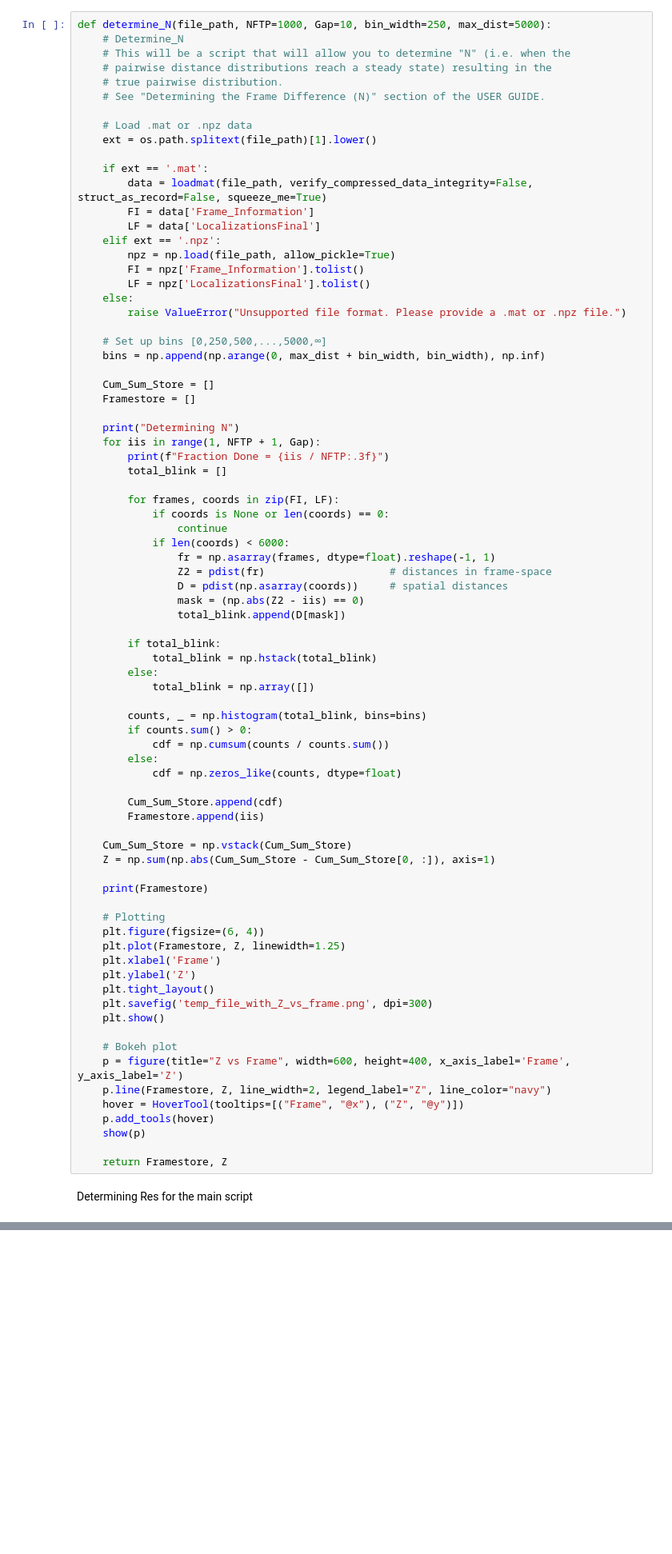
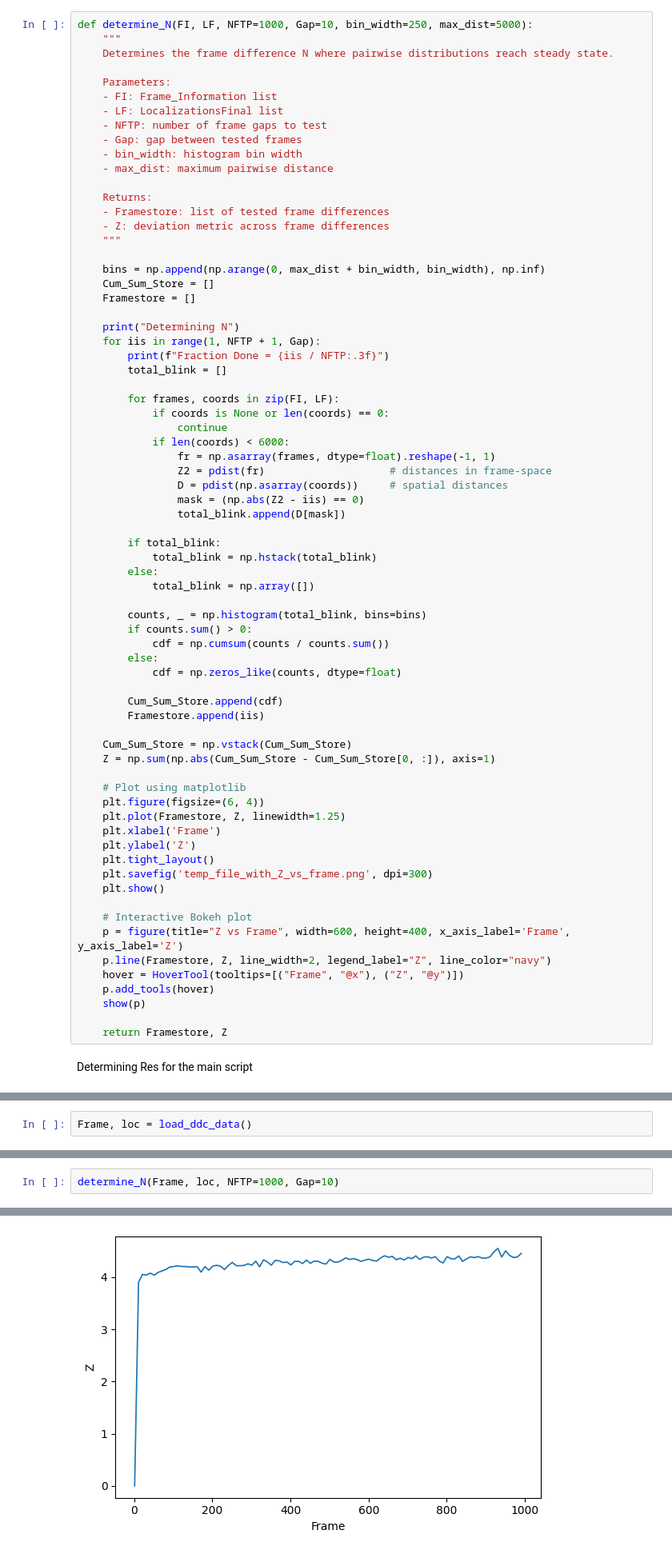
Before and after one commit to leomorelli/STORM_DDC, a Jupyter notebook: 2_Determine_N_and_Res.ipynb, the cells around one changed output, grey strips where cells are left out. Shown: that part at 80% size. Drawn from its saved outputs; the diff is of its cells as text; blank space fills up the shorter version.

```diff
--- a/2_Determine_N_and_Res.ipynb
+++ b/2_Determine_N_and_Res.ipynb
@@ -13,30 +53,24 @@ output_notebook()
 # %% [markdown]
 Determining N for the main script
 # %%
-def determine_N(file_path, NFTP=1000, Gap=10, bin_width=250, max_dist=5000):
-    # Determine_N
-    # This will be a script that will allow you to determine "N" (i.e. when the
-    # pairwise distance distributions reach a steady state) resulting in the
-    # true pairwise distribution.
-    # See "Determining the Frame Difference (N)" section of the USER GUIDE.
+def determine_N(FI, LF, NFTP=1000, Gap=10, bin_width=250, max_dist=5000):
+    """
+    Determines the frame difference N where pairwise distributions reach steady state.
 
-    # Load .mat or .npz data
-    ext = os.path.splitext(file_path)[1].lower()
+    Parameters:
+    - FI: Frame_Information list
+    - LF: LocalizationsFinal list
+    - NFTP: number of frame gaps to test
+    - Gap: gap between tested frames
+    - bin_width: histogram bin width
+    - max_dist: maximum pairwise distance
 
-    if ext == '.mat':
-        data = loadmat(file_path, verify_compressed_data_integrity=False, struct_as_record=False, squeeze_me=True)
-        FI = data['Frame_Information']
-        LF = data['LocalizationsFinal']
-    elif ext == '.npz':
-        npz = np.load(file_path, allow_pickle=True)
-        FI = npz['Frame_Information'].tolist()
-        LF = npz['LocalizationsFinal'].tolist()
-    else:
-        raise ValueError("Unsupported file format. Please provide a .mat or .npz file.")
+    Returns:
+    - Framestore: list of tested frame differences
+    - Z: deviation metric across frame differences
+    """
 
-    # Set up bins [0,250,500,...,5000,∞]
     bins = np.append(np.arange(0, max_dist + bin_width, bin_width), np.inf)
-
     Cum_Sum_Store = []
     Framestore = []
 
@@ -72,9 +106,7 @@ def determine_N(file_path, NFTP=1000, Gap=10, bin_width=250, max_dist=5000):
     Cum_Sum_Store = np.vstack(Cum_Sum_Store)
     Z = np.sum(np.abs(Cum_Sum_Store - Cum_Sum_Store[0, :]), axis=1)
 
-    print(Framestore)
-
-    # Plotting
+    # Plot using matplotlib
     plt.figure(figsize=(6, 4))
     plt.plot(Framestore, Z, linewidth=1.25)
     plt.xlabel('Frame')
@@ -83,7 +115,7 @@ def determine_N(file_path, NFTP=1000, Gap=10, bin_width=250, max_dist=5000):
     plt.savefig('temp_file_with_Z_vs_frame.png', dpi=300)
     plt.show()
 
-    # Bokeh plot
+    # Interactive Bokeh plot
     p = figure(title="Z vs Frame", width=600, height=400, x_axis_label='Frame', y_axis_label='Z')
     p.line(Framestore, Z, line_width=2, legend_label="Z", line_color="navy")
     hover = HoverTool(tooltips=[("Frame", "@x"), ("Z", "@y")])
@@ -180,0 +272,2 @@ determine_ddc_resolution(filename_full, N_f=200)
+# %%
+Frame, loc = load_ddc_data()
@@ -180,0 +283,3 @@ determine_ddc_resolution(filename_full, N_f=200)
+# %%
+determine_N(Frame, loc, NFTP=1000, Gap=10)
+# %% [output]
@@ -180,0 +303 @@ determine_ddc_resolution(filename_full, N_f=200)
+[figure, added]
```
Also changed, not shown: parts of 10 cells of this notebook, 4 other files.
